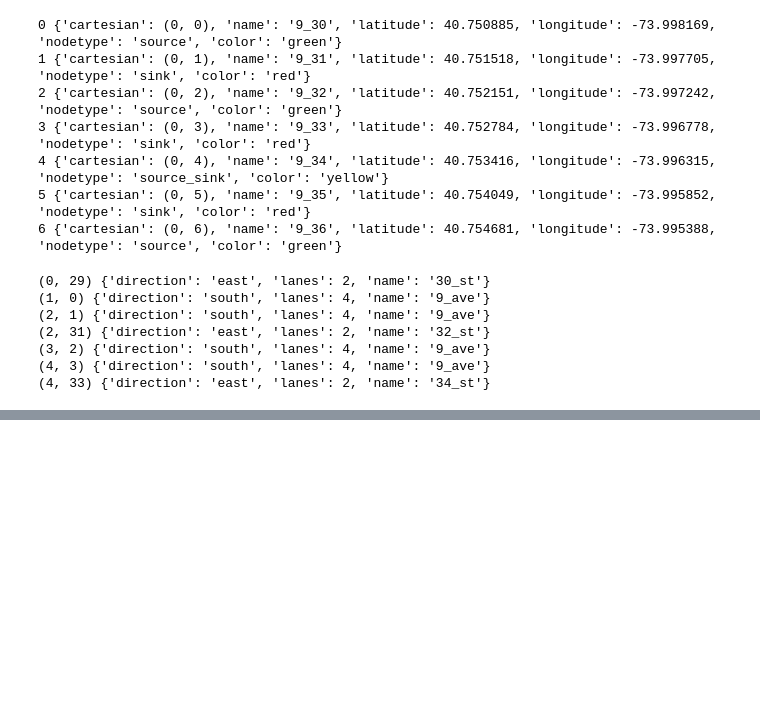
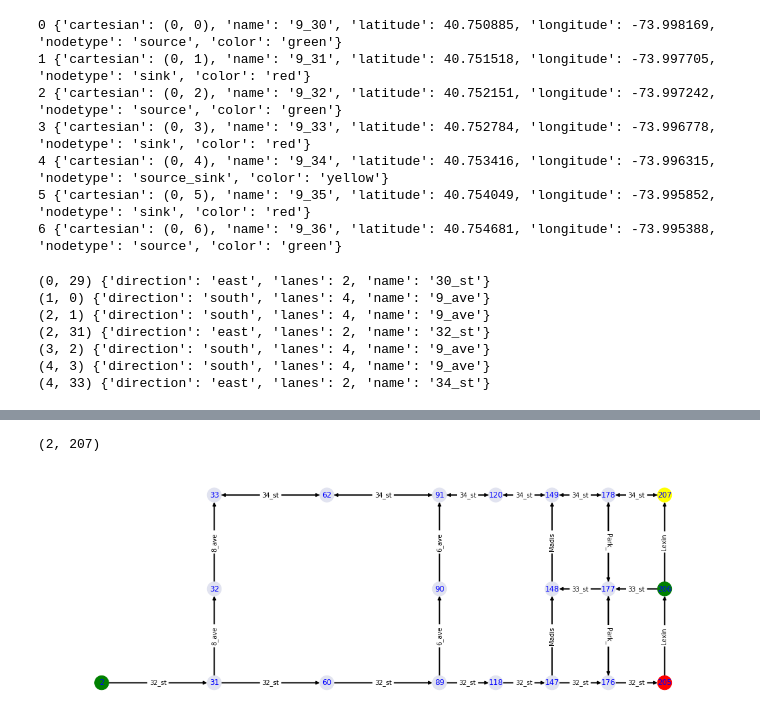
Before and after one commit to aashere/BDAD_Violet_Noise, a Jupyter notebook: GraphTest.ipynb, the cells around one changed output, grey strips where cells are left out. Cells and saved outputs as stored; diff of their text form; code cells hidden in the pictures; blank space fills up the shorter version.

```diff
--- a/GraphTest.ipynb
+++ b/GraphTest.ipynb
@@ -219,0 +288,43 @@ for i, n in enumerate(DG.edges):
+# %%
+paths = dict()
+s = 2
+t = 207
+pair = (s,t)
+paths[pair] = []
+# List storing the current path from source to sink
+cur_path = []
+# Visited dict for nodes
+visited = dict()
+for node in DG.nodes:
+    visited[node] = False
+# Generate all possible paths
+discover_paths(s, t, pair, visited, cur_path, paths)
+paths[pair].sort(key=lambda x : len(x))
+print(pair)
+# %% [output]
+(2, 207)
+# %%
+filt = set(itertools.chain.from_iterable(paths[pair]))
+# %%
+pos = nx.get_node_attributes(DG.subgraph(list(filt)),'cartesian')
+nodecol = nx.get_node_attributes(DG.subgraph(list(filt)), 'color').values()
+nodename = nx.get_node_attributes(DG.subgraph(list(filt)), 'name')
+
+plt.figure(figsize=(15,5))
+nx.draw(DG.subgraph(list(filt)),
+        pos,
+        width=2,
+        node_color=nodecol,
+        font_color='blue',
+        node_size=500,
+        with_labels=True)
+
+stnames = nx.get_edge_attributes(DG.subgraph(list(filt)),"name")
+for key in stnames:
+    stnames[key] = stnames[key][:5]
+
+nx.draw_networkx_edge_labels(DG.subgraph(list(filt)),pos,edge_labels=stnames,font_color='black')
+
+plt.show()
+# %% [output]
+[figure, added]
```
Also changed, not shown: parts of 2 cells of this notebook.
